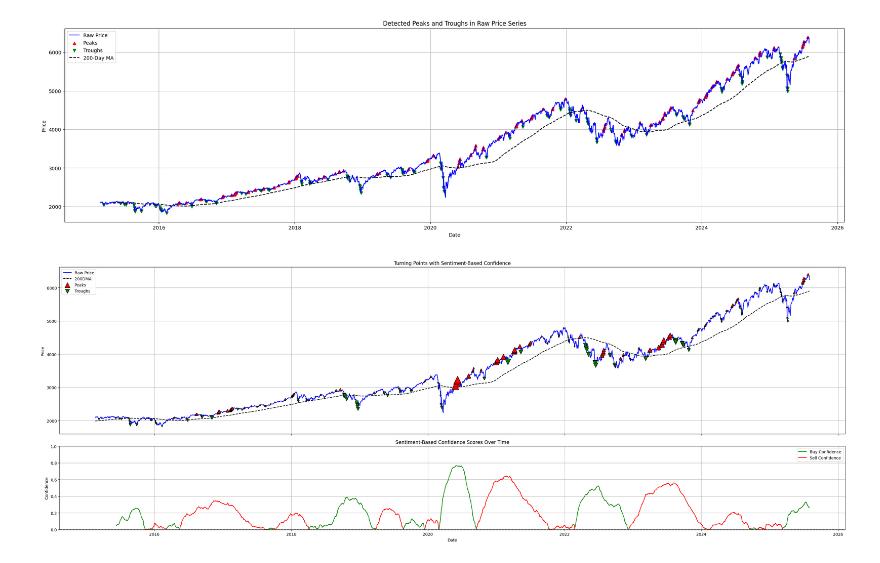
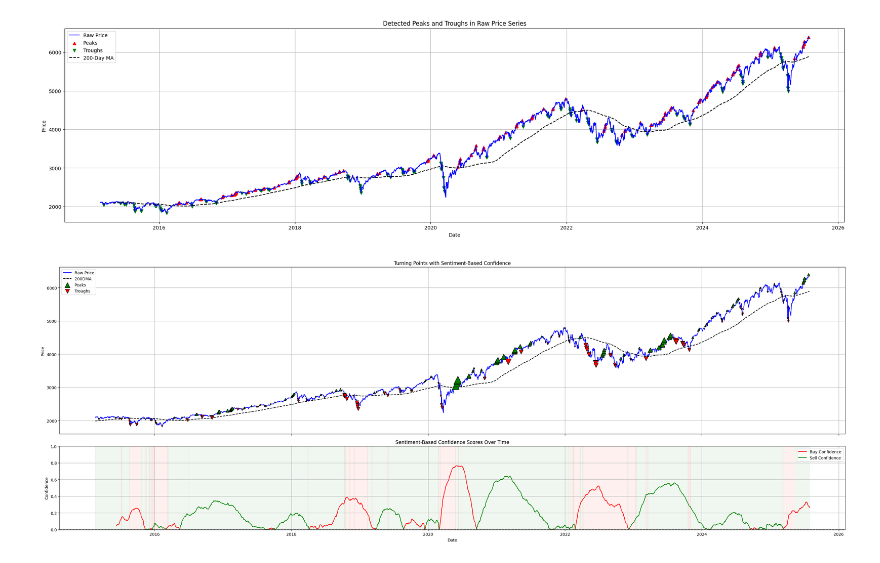
Before and after one commit to snatzehua/c-finance, a Jupyter notebook: intro1.ipynb, the cells around one changed output. Drawn from its saved outputs; the diff is of its cells as text; code cells hidden in the pictures.

```diff
--- a/intro1.ipynb
+++ b/intro1.ipynb
@@ -445,7 +445,7 @@ def fetch_bulk_gkg_sentiment(start_date: str, end_date: str, themes=None, creden
     return df
 # %%
 gkg_start = "2015-02-19"
-gkg_end = datetime.today().strftime('%Y-%m-%d')
+gkg_end = "2025-07-29" # datetime.today().strftime('%Y-%m-%d')
 
 # df_gkg = fetch_bulk_gkg_sentiment(start_date=start, end_date=end, themes=None, credentials=credentials)
 # INCURS COSTS, SO COMMENTED OUT
@@ -762,7 +741,7 @@ def calculate_sentiment_confidence(row):
     sell_conf = s_transform(deviation, k=4)
     return pd.Series({'Buy Confidence': buy_conf, 'Sell Confidence': sell_conf})
 
-def plot_turning_points_with_sentiment(df, df_gkg, peaks, troughs, start=None, end=None):
+def plot_turning_points_with_sentiment(df, df_gkg, peaks, troughs, start=None, end=None, calculate_sentiment_confidence=calculate_sentiment_confidence):
     # --- Prepare price data ---
     df = df.copy()
     df.index = pd.to_datetime(df.index)
@@ -777,6 +756,7 @@ def plot_turning_points_with_sentiment(df, df_gkg, peaks, troughs, start=None, e
     df['Sentiment'] = df['avg_tone'].rolling(window=90, min_periods=30).mean()
     df['Sentiment_200DSMA'] = df['Sentiment'].rolling(window=200, min_periods=50).mean()
     df['200DMA'] = df['Close'].rolling(window=200, min_periods=50).mean()
+    df['200DMA Percentage Price Deviation'] = (df['Close'] - df['200DMA']) / df['200DMA']
 
     # Apply sentiment-based confidence
     sentiment_confidence = df.apply(calculate_sentiment_confidence, axis=1)
@@ -795,17 +775,29 @@ def plot_turning_points_with_sentiment(df, df_gkg, peaks, troughs, start=None, e
     # --- Plotting ---
     fig, (ax1, ax2) = plt.subplots(2, 1, figsize=(28, 10), sharex=True, height_ratios=[2, 1])
 
+    # Identify continuous spans
+    df['Below 200DMA'] = df['200DMA Percentage Price Deviation'] < 0
+    # Step 1: Identify contiguous blocks using run-length encoding logic
+    df['Block'] = (df['Below 200DMA'] != df['Below 200DMA'].shift()).cumsum()
+
+    # Step 2: Group by blocks to find start and end indices for each segment
+    spans = df.groupby('Block').agg(
+        Start=('Below 200DMA', lambda x: x.index[0]),
+        End=('Below 200DMA', lambda x: x.index[-1]),
+        IsBelow=('Below 200DMA', 'first')
+    )
+
     # Price and turning points (ax1)
     ax1.plot(df.index, df['Close'], label='Raw Price', color='blue')
     ax1.plot(df.index, df['200DMA'], label='200DMA', color='black', linestyle='--')
 
     ax1.scatter(peaks.index, peaks.values,
                 s=np.square(peaks_conf) * 500 + 10,
-                color='red', label='Peaks', marker='^', edgecolors='black', zorder=5)
+                color='green', label='Peaks', marker='^', edgecolors='black', zorder=5)
 
     ax1.scatter(troughs.index, troughs.values,
                 s=np.square(troughs_conf) * 500 + 10,
-                color='green', label='Troughs', marker='v', edgecolors='black', zorder=5)
+                color='red', label='Troughs', marker='v', edgecolors='black', zorder=5)
 
     ax1.set_title('Turning Points with Sentiment-Based Confidence')
     ax1.set_ylabel('Price')
@@ -813,8 +805,14 @@ def plot_turning_points_with_sentiment(df, df_gkg, peaks, troughs, start=None, e
     ax1.grid(True)
 
     # Confidence subplot (ax2)
-    ax2.plot(df.index, df['Buy Confidence'], color='green', label='Buy Confidence')
-    ax2.plot(df.index, df['Sell Confidence'], color='red', label='Sell Confidence')
+
+    # Step 3: Apply background shading on ax1
+    for _, row in spans.iterrows():
+        color = 'red' if row['IsBelow'] else 'green'
+        ax2.axvspan(row['Start'], row['End'], color=color, alpha=0.06, zorder=0)
+
+    ax2.plot(df.index, df['Buy Confidence'], color='red', label='Buy Confidence')
+    ax2.plot(df.index, df['Sell Confidence'], color='green', label='Sell Confidence')
     ax2.axhline(0, color='gray', linestyle='--')
     ax2.set_ylabel('Confidence')
     ax2.set_xlabel('Date')
@@ -828,6 +826,6 @@ def plot_turning_points_with_sentiment(df, df_gkg, peaks, troughs, start=None, e
 
     return df
 # %%
-df_with_sentiment = plot_turning_points_with_sentiment(df, df_gkg, peaks_filtered, troughs_filtered, start=gkg_start, end=gkg_end)
+df_with_sentiment = plot_turning_points_with_sentiment(df, df_gkg, peaks_filtered, troughs_filtered, start=gkg_start, end=gkg_end, calculate_sentiment_confidence=calculate_sentiment_confidence)
 # %% [output]
-[figure, old version]
+[figure, new version]
```
Also changed, not shown: parts of 18 cells of this notebook, 2 other files.
